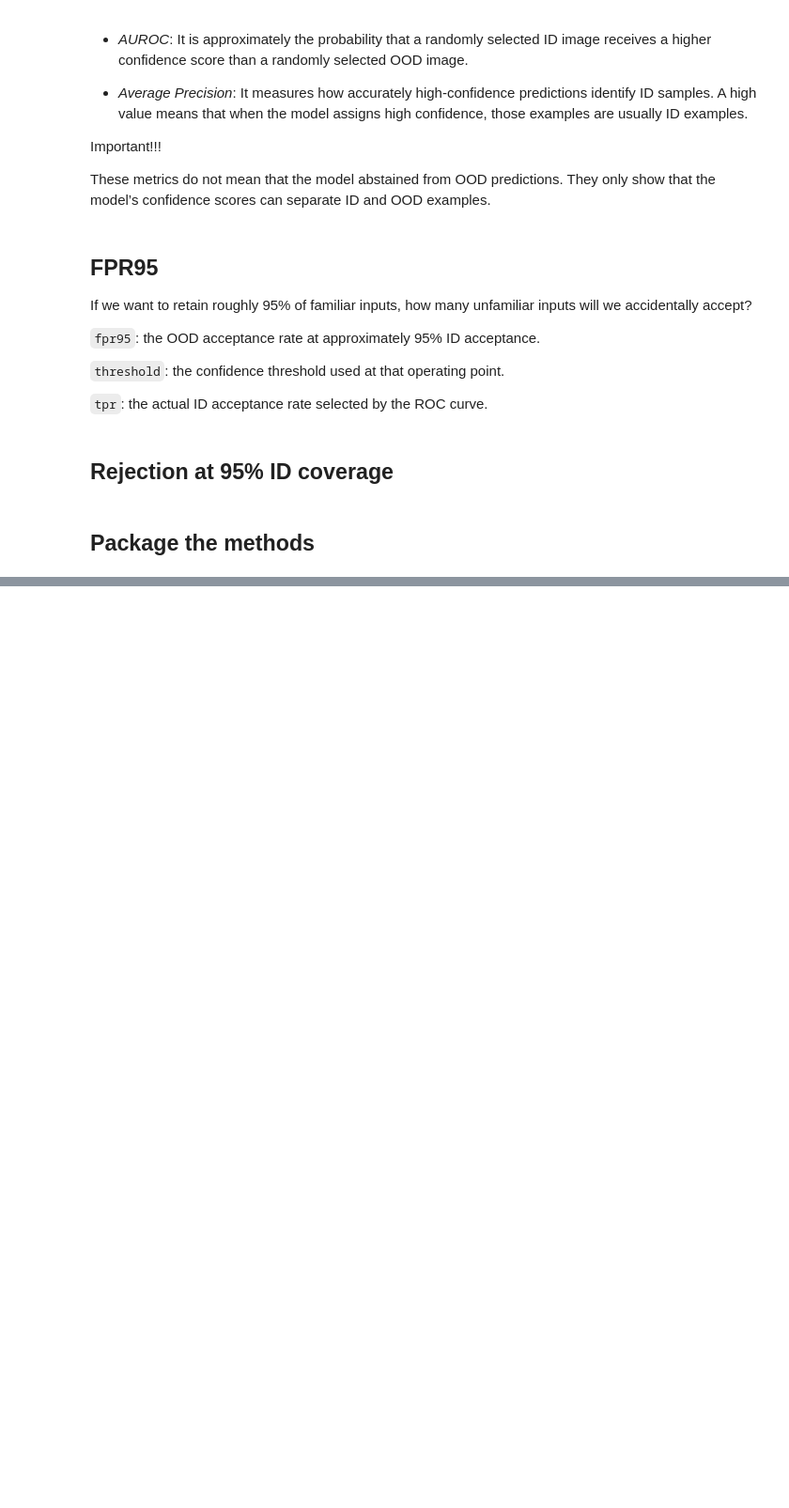
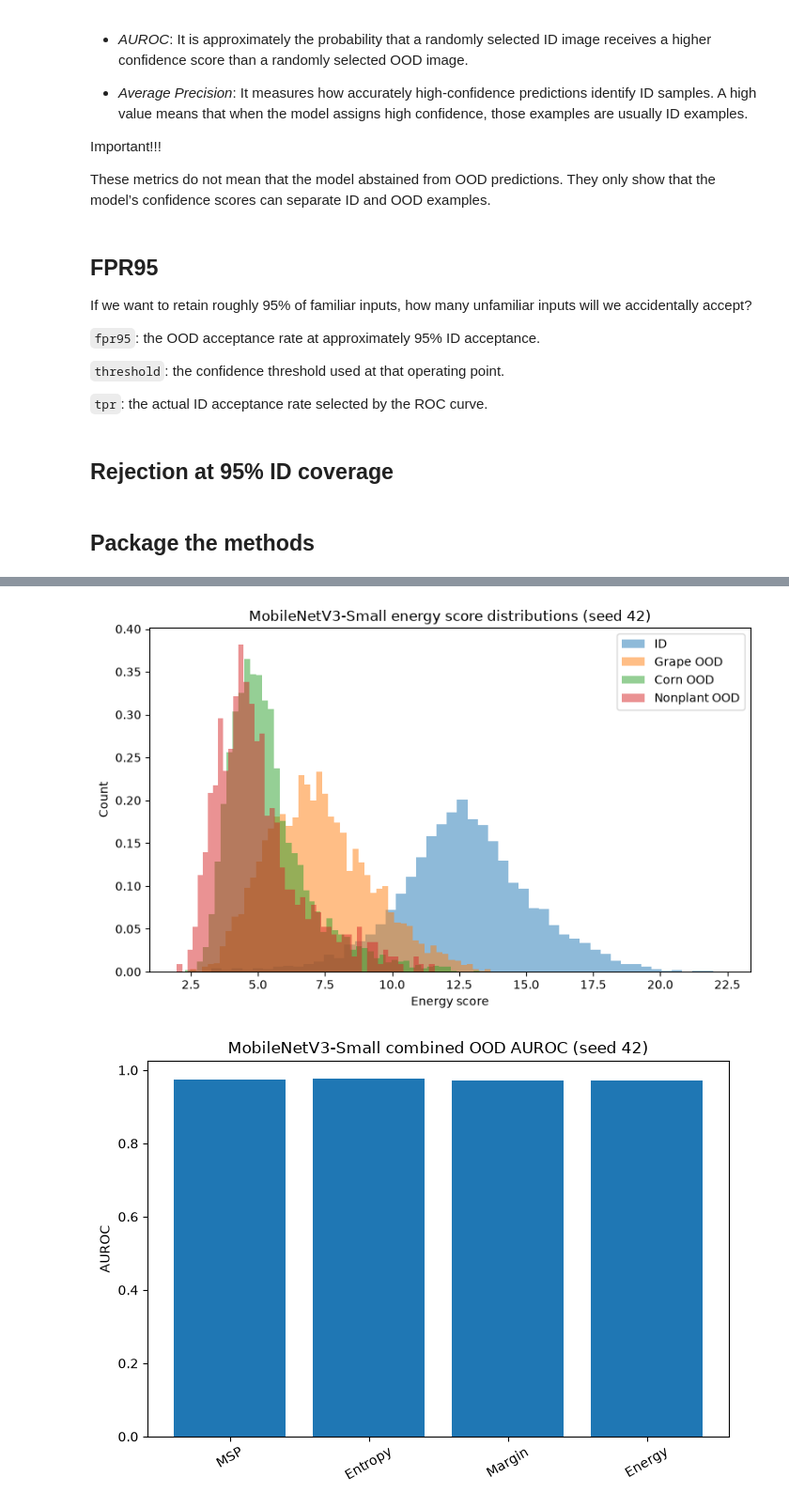
Before and after one commit to vbhaga89/COS801_Project, a Jupyter notebook: rq7.3-ood-abstention/04_posthoc_methods.ipynb, the cells around one changed output, grey strips where cells are left out. Shown at 94% size. Drawn from its saved outputs; the diff is of its cells as text; code cells hidden in the pictures; blank space fills up the shorter version.

```diff
--- a/rq7.3-ood-abstention/04_posthoc_methods.ipynb
+++ b/rq7.3-ood-abstention/04_posthoc_methods.ipynb
@@ -630,0 +330,5 @@ plt.show()
+# %%
+generate_posthoc_figures(42)
+# %% [output]
+[figure, added]
+[figure, added]
```
Also changed, not shown: parts of 23 cells of this notebook, 9 other files.
